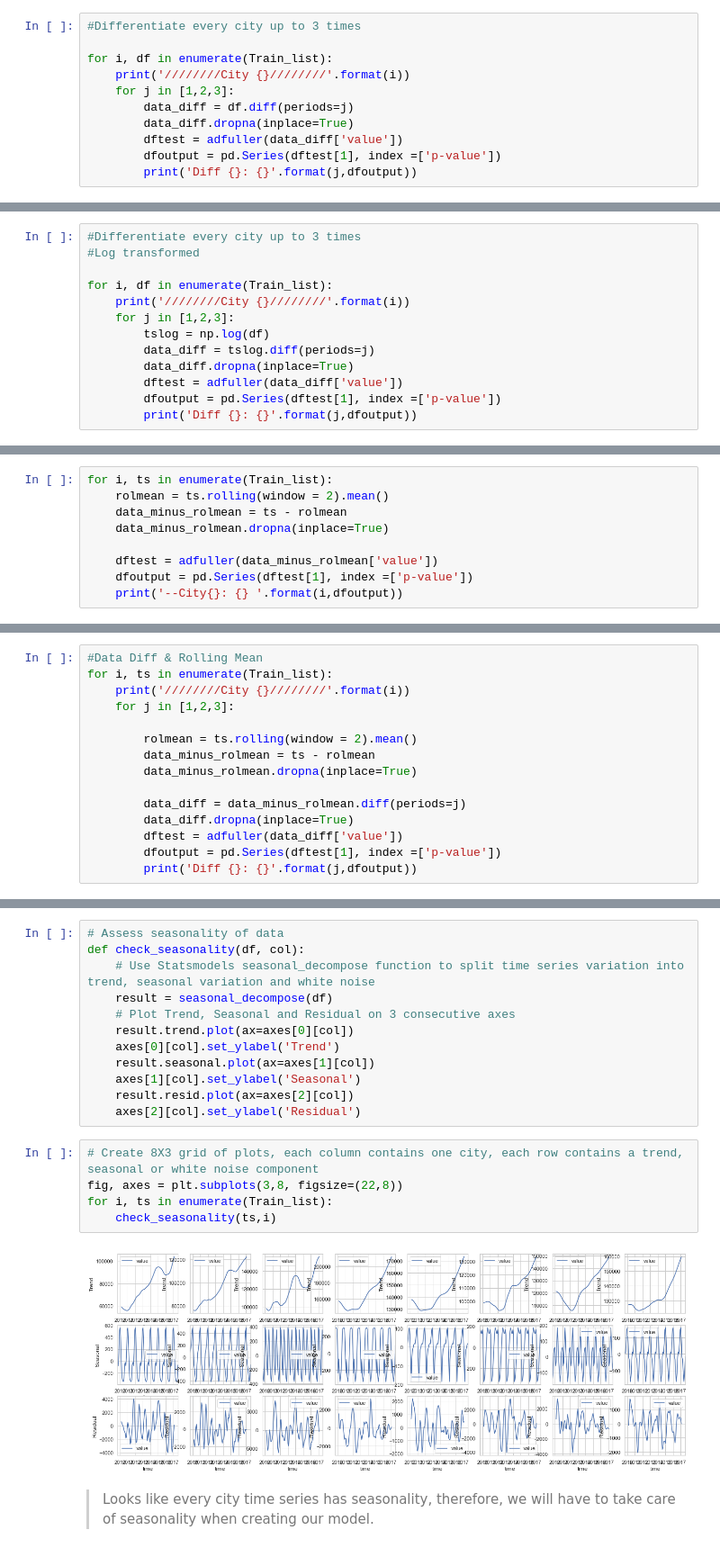
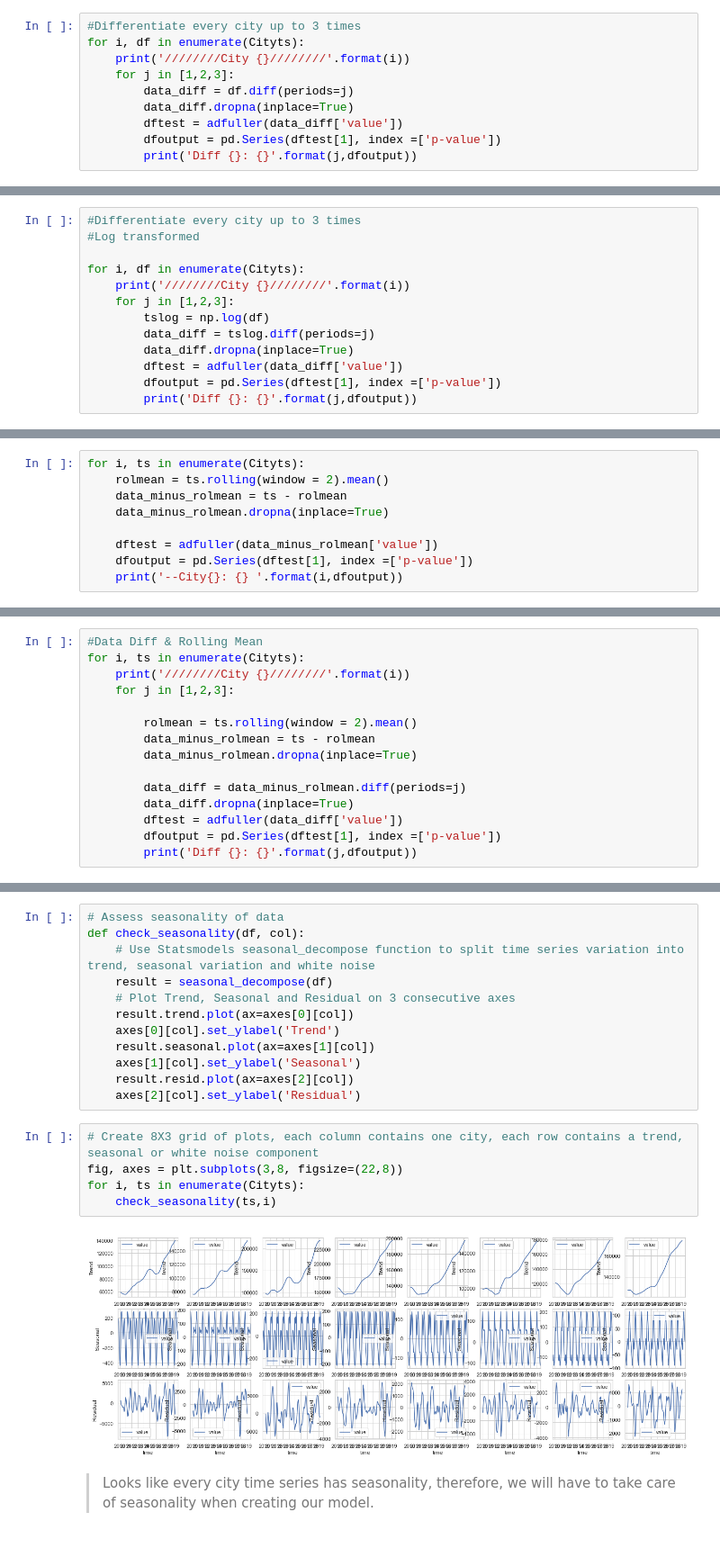
Before and after one commit to Francismorales/Time_Series_Forecasting_RealEstateNWA, a Jupyter notebook: mod_4_starter_notebook.ipynb, the cells around one changed output, grey strips where cells are left out. Shown at 90% size. Cells and saved outputs as stored; diff of their text form.

```diff
--- a/mod_4_starter_notebook.ipynb
+++ b/mod_4_starter_notebook.ipynb
@@ -487,8 +500,7 @@ dtype: float64
 **Differenced**
 # %%
 #Differentiate every city up to 3 times
-
-for i, df in enumerate(Train_list):
+for i, df in enumerate(Cityts):
     print('////////City {}////////'.format(i))
     for j in [1,2,3]:
         data_diff = df.diff(periods=j)
@@ -520,7 +532,7 @@ dtype: float64
 #Differentiate every city up to 3 times
 #Log transformed
 
-for i, df in enumerate(Train_list):
+for i, df in enumerate(Cityts):
     print('////////City {}////////'.format(i))
     for j in [1,2,3]:
         tslog = np.log(df)
@@ -550,7 +562,7 @@ dtype: float64
 # %% [markdown]
 **Rolling Mean Substraction**
 # %%
-for i, ts in enumerate(Train_list):
+for i, ts in enumerate(Cityts):
     rolmean = ts.rolling(window = 2).mean()
     data_minus_rolmean = ts - rolmean
     data_minus_rolmean.dropna(inplace=True)
@@ -579,7 +591,7 @@ dtype: float64
 **Diff & Rolling Mean**
 # %%
 #Data Diff & Rolling Mean
-for i, ts in enumerate(Train_list):
+for i, ts in enumerate(Cityts):
     print('////////City {}////////'.format(i))
     for j in [1,2,3]:
 
@@ -632,10 +644,10 @@ def check_seasonality(df, col):
 # %%
 # Create 8X3 grid of plots, each column contains one city, each row contains a trend, seasonal or white noise component
 fig, axes = plt.subplots(3,8, figsize=(22,8))
-for i, ts in enumerate(Train_list):
+for i, ts in enumerate(Cityts):
     check_seasonality(ts,i)
 # %% [output]
-[figure, old version]
+[figure, new version]
 # %% [markdown]
 > Looks like every city time series has seasonality, therefore, we will have to take care of seasonality when creating our model.
 # %% [markdown]
```
Also changed, not shown: parts of 47 cells of this notebook.
